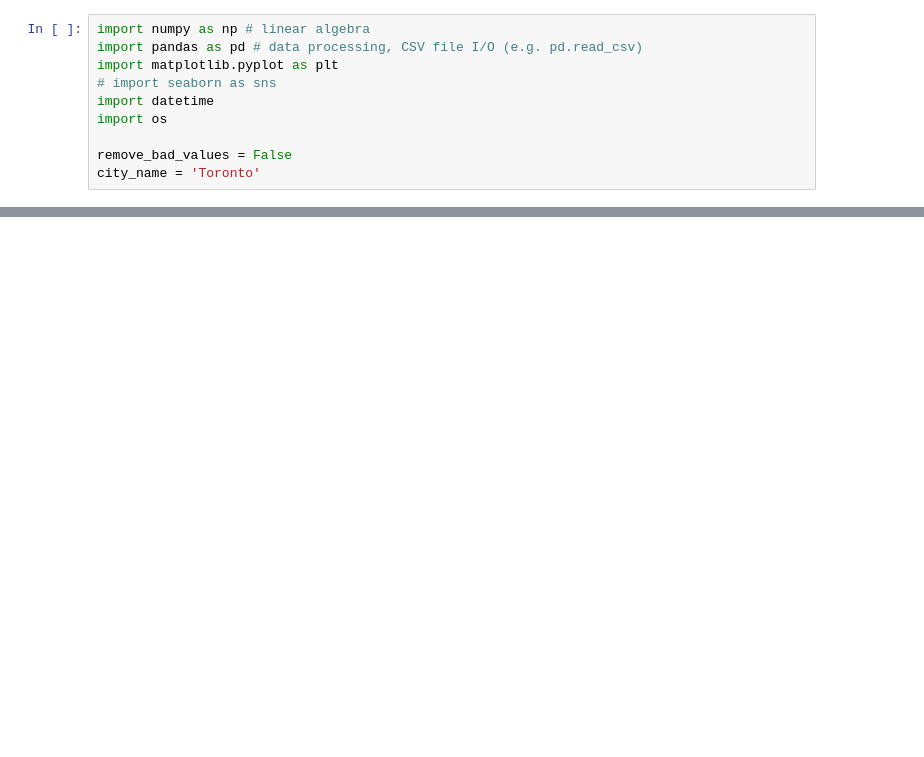
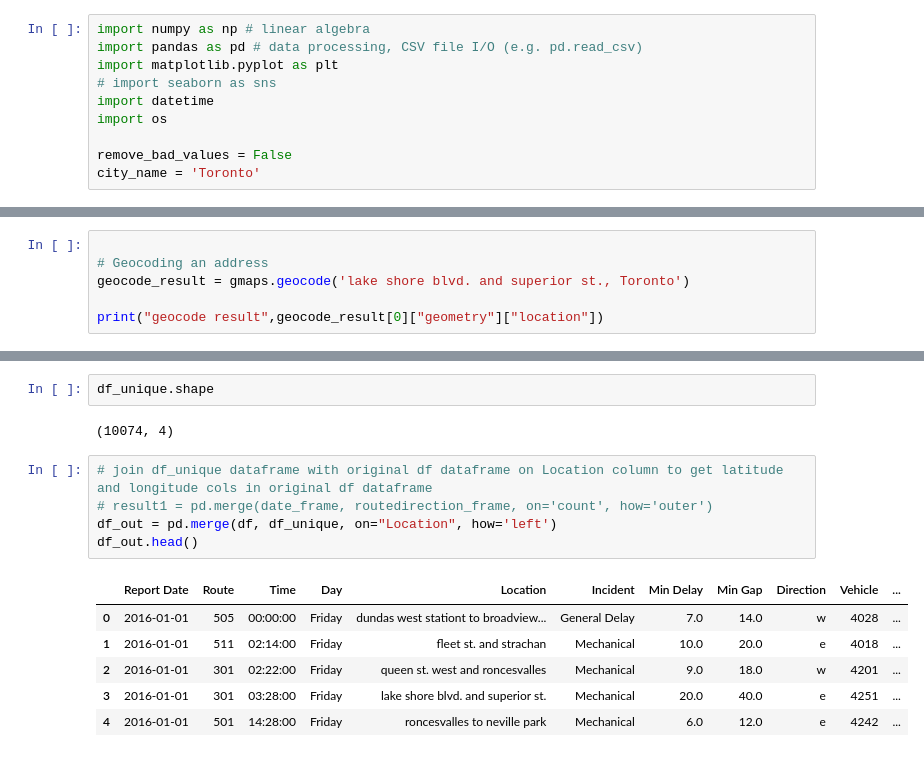
Before and after one commit to ryanmark1867/manning, a Jupyter notebook: streetcar_data-geocode-visualize.ipynb, the cells around one changed output, grey strips where cells are left out. Saved outputs shown, nothing was run; the diff lists cells and outputs as text; blank space fills up the shorter version.

```diff
--- a/streetcar_data-geocode-visualize.ipynb
+++ b/streetcar_data-geocode-visualize.ipynb
@@ -102,0 +109,6 @@ df.head()
+# %%
+
+# Geocoding an address
+geocode_result = gmaps.geocode('lake shore blvd. and superior st., Toronto')
+
+print("geocode result",geocode_result[0]["geometry"]["location"])
@@ -110,0 +179,16 @@ display(df)
+# %%
+df_unique.shape
+# %% [output]
+(10074, 4)
+# %%
+# join df_unique dataframe with original df dataframe on Location column to get latitude and longitude cols in original df dataframe
+# result1 = pd.merge(date_frame, routedirection_frame, on='count', how='outer')
+df_out = pd.merge(df, df_unique, on="Location", how='left')
+df_out.head()
+# %% [output]
+|  | Report Date | Route | Time | Day | Location | Incident | Min Delay | Min Gap | Direction | Vehicle | ... |
+| 0 | 2016-01-01 | 505 | 00:00:00 | Friday | dundas west stationt to broadview... | General Delay | 7.0 | 14.0 | w | 4028 | ... |
+| 1 | 2016-01-01 | 511 | 02:14:00 | Friday | fleet st. and strachan | Mechanical | 10.0 | 20.0 | e | 4018 | ... |
+| 2 | 2016-01-01 | 301 | 02:22:00 | Friday | queen st. west and roncesvalles | Mechanical | 9.0 | 18.0 | w | 4201 | ... |
+| 3 | 2016-01-01 | 301 | 03:28:00 | Friday | lake shore blvd. and superior st. | Mechanical | 20.0 | 40.0 | e | 4251 | ... |
+| 4 | 2016-01-01 | 501 | 14:28:00 | Friday | roncesvalles to neville park | Mechanical | 6.0 | 12.0 | e | 4242 | ... |
```
Also changed, not shown: parts of 39 cells of this notebook.
